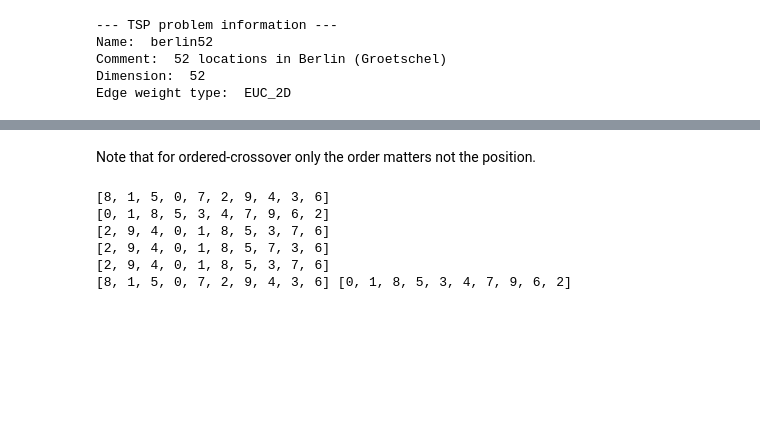
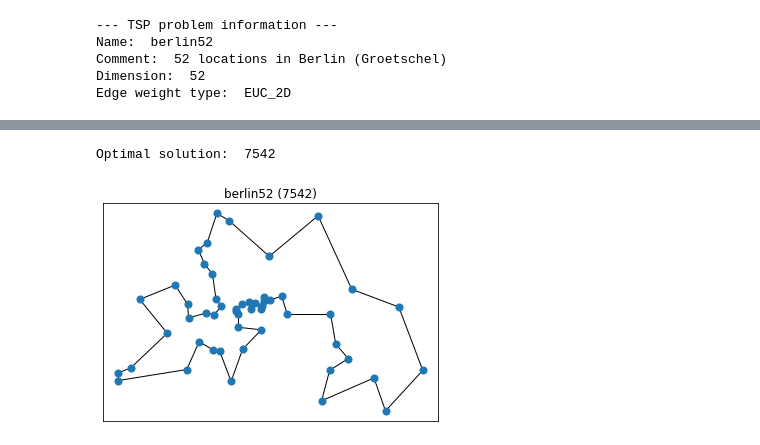
Before and after one commit to rusane/natural-computing, a Jupyter notebook: Evolutionary Computation/TSP.ipynb, the cells around one changed output, grey strips where cells are left out. Cells and saved outputs as stored; diff of their text form; code cells hidden in the pictures; blank space fills up the shorter version.

```diff
--- a/Evolutionary Computation/TSP.ipynb
+++ b/Evolutionary Computation/TSP.ipynb
@@ -14,0 +24,22 @@ from operator import itemgetter
+# %%
+# List of tuples representing edges for plotting
+def get_edge_list(tour):
+    edge_list = []
+    for i in range(len(tour)-1):
+        a, b = tour[i], tour[i+1]
+        edge_list.append( (a, b) )
+    # close tour
+    edge_list.append( (tour[-1], tour[0]) )
+    return edge_list
+
+# Plot tour including performance
+def plot_tour(tour, distance, problem):
+    edge_list = get_edge_list(tour)
+    nx.draw_networkx(problem.get_graph(),
+                     pos=problem.node_coords,
+                     edgelist=edge_list,
+                     node_size=50,
+                     with_labels=False
+                    )
+    plt.title(f"{problem.name} ({distance})")
+    plt.show()
@@ -116,2 +226,0 @@ Average:  29142.63
-# %% [markdown]
-Note that for ordered-crossover only the order matters not the position.
@@ -150,19 +226,0 @@ def mutation(tour):
-# %%
-# testing some functions
-np.random.seed(42)
-p1 = list(np.random.permutation(np.arange(10)))
-p2 = list(np.random.permutation(np.arange(10)))
-print(p1)
-print(p2)
-c1, c2 = ordered_crossover(p1, p2)
-print(c1)
-print(mutation(c1))
-print(c1)
-print(p1, p2)
-# %% [output]
-[8, 1, 5, 0, 7, 2, 9, 4, 3, 6]
-[0, 1, 8, 5, 3, 4, 7, 9, 6, 2]
-[2, 9, 4, 0, 1, 8, 5, 3, 7, 6]
-[2, 9, 4, 0, 1, 8, 5, 7, 3, 6]
-[2, 9, 4, 0, 1, 8, 5, 3, 7, 6]
-[8, 1, 5, 0, 7, 2, 9, 4, 3, 6] [0, 1, 8, 5, 3, 4, 7, 9, 6, 2]
@@ -196,0 +227,9 @@ def EA_TSP(problem, size=100, nr_of_generations=200, p_c=0.9, p_m=0.2):
+# %%
+# Visualize TSP and show optimal solution
+solution = tsplib95.load_solution(tsp_solution_path)
+solution_dist = problem.trace_tours(solution)[0]
+print("Optimal solution: ", solution_dist)
+plot_tour(solution.tours[0], solution_dist, problem)
+# %% [output]
+Optimal solution:  7542
+[figure, added]
```
Also changed, not shown: parts of 28 cells of this notebook.
